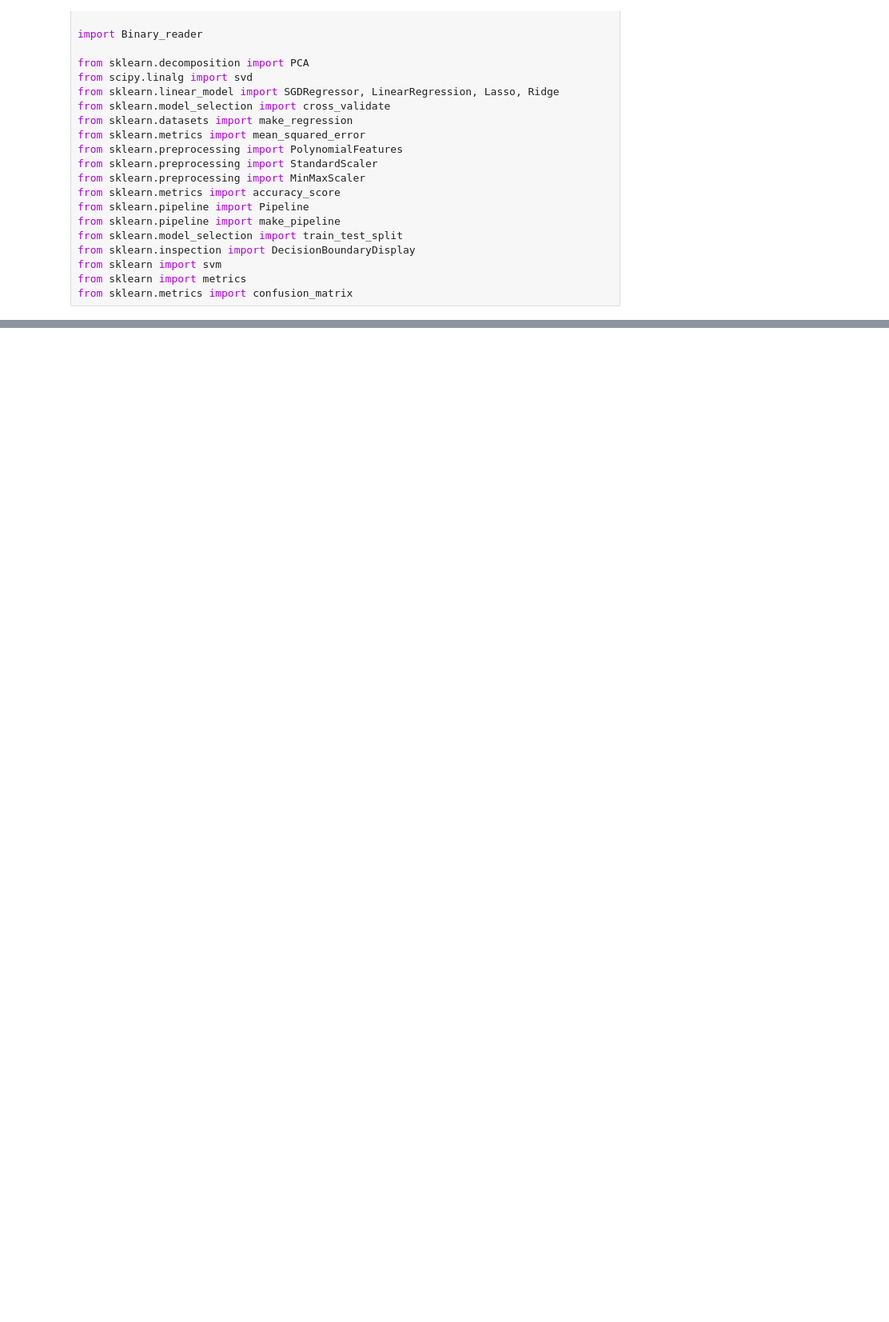
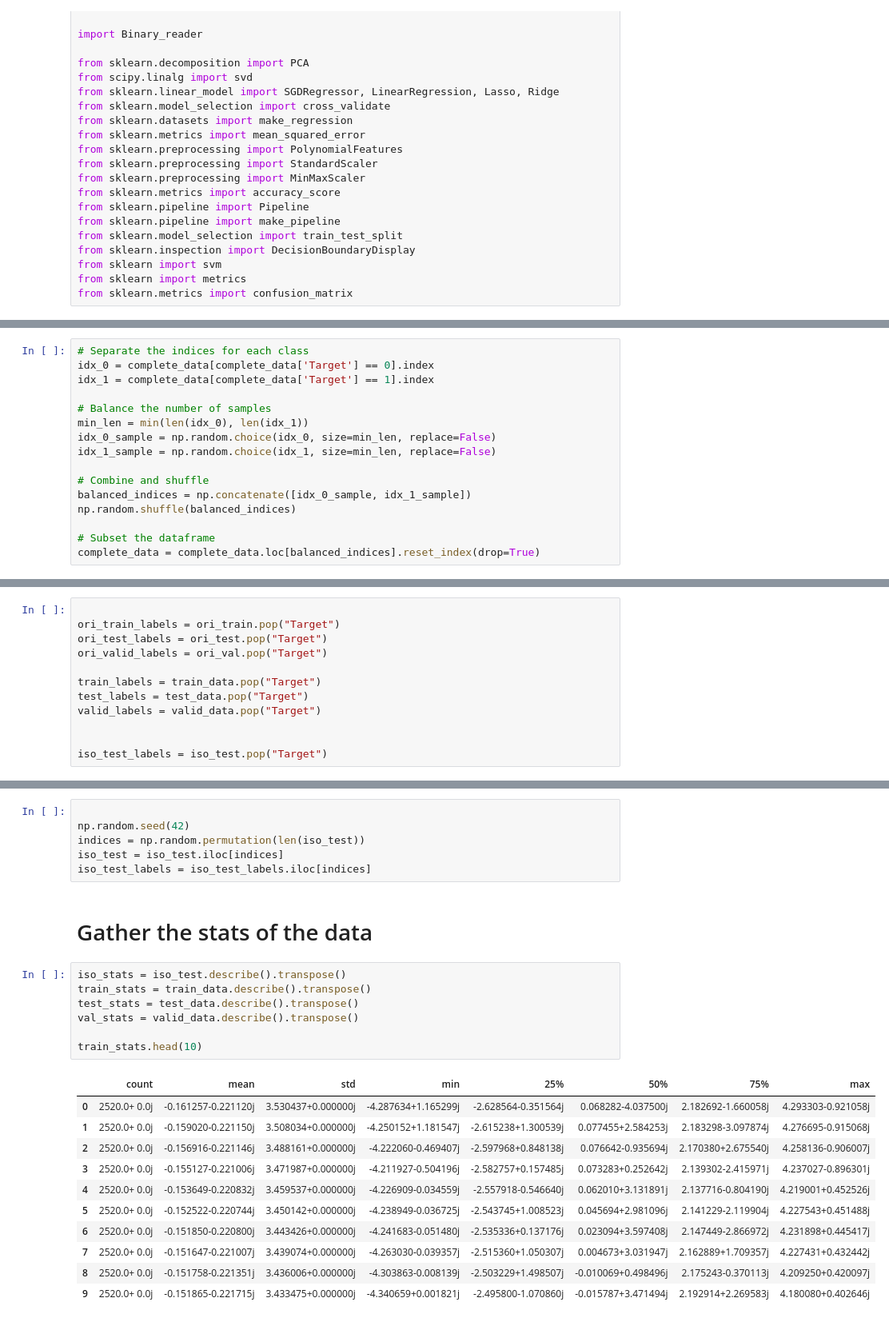
Before and after one commit to Reido19/CommSense---Masters, a Jupyter notebook: Machine_Learning/CommSense_SVM.ipynb, the cells around one changed output, grey strips where cells are left out. Shown at 80% size. Cells and saved outputs as stored; diff of their text form; blank space fills up the shorter version.

```diff
--- a/Machine_Learning/CommSense_SVM.ipynb
+++ b/Machine_Learning/CommSense_SVM.ipynb
@@ -358,0 +57,16 @@ Test Accuracy: 0.9946428571428572
+# %%
+# Separate the indices for each class
+idx_0 = complete_data[complete_data['Target'] == 0].index
+idx_1 = complete_data[complete_data['Target'] == 1].index
+
+# Balance the number of samples
+min_len = min(len(idx_0), len(idx_1))
+idx_0_sample = np.random.choice(idx_0, size=min_len, replace=False)
+idx_1_sample = np.random.choice(idx_1, size=min_len, replace=False)
+
+# Combine and shuffle
+balanced_indices = np.concatenate([idx_0_sample, idx_1_sample])
+np.random.shuffle(balanced_indices)
+
+# Subset the dataframe
+complete_data = complete_data.loc[balanced_indices].reset_index(drop=True)
@@ -358,0 +121,12 @@ Test Accuracy: 0.9946428571428572
+# %%
+
+ori_train_labels = ori_train.pop("Target")
+ori_test_labels = ori_test.pop("Target")
+ori_valid_labels = ori_val.pop("Target")
+
+train_labels = train_data.pop("Target")
+test_labels = test_data.pop("Target")
+valid_labels = valid_data.pop("Target")
+
+
+iso_test_labels = iso_test.pop("Target")
@@ -358,0 +181,27 @@ Test Accuracy: 0.9946428571428572
+# %%
+
+np.random.seed(42)
+indices = np.random.permutation(len(iso_test))
+iso_test = iso_test.iloc[indices]
+iso_test_labels = iso_test_labels.iloc[indices]
+# %% [markdown]
+# Gather the stats of the data
+# %%
+iso_stats = iso_test.describe().transpose()
+train_stats = train_data.describe().transpose()
+test_stats = test_data.describe().transpose()
+val_stats = valid_data.describe().transpose()
+
+train_stats.head(10)
+# %% [output]
+|  | count | mean | std | min | 25% | 50% | 75% | max |
+| 0 | 2520.0+ 0.0j | -0.161257-0.221120j | 3.530437+0.000000j | -4.287634+1.165299j | -2.628564-0.351564j | 0.068282-4.037500j | 2.182692-1.660058j | 4.293303-0.921058j |
+| 1 | 2520.0+ 0.0j | -0.159020-0.221150j | 3.508034+0.000000j | -4.250152+1.181547j | -2.615238+1.300539j | 0.077455+2.584253j | 2.183298-3.097874j | 4.276695-0.915068j |
+| 2 | 2520.0+ 0.0j | -0.156916-0.221146j | 3.488161+0.000000j | -4.222060-0.469407j | -2.597968+0.848138j | 0.076642-0.935694j | 2.170380+2.675540j | 4.258136-0.906007j |
+| 3 | 2520.0+ 0.0j | -0.155127-0.221006j | 3.471987+0.000000j | -4.211927-0.504196j | -2.582757+0.157485j | 0.073283+0.252642j | 2.139302-2.415971j | 4.237027-0.896301j |
+| 4 | 2520.0+ 0.0j | -0.153649-0.220832j | 3.459537+0.000000j | -4.226909-0.034559j | -2.557918-0.546640j | 0.062010+3.131891j | 2.137716-0.804190j | 4.219001+0.452526j |
+| 5 | 2520.0+ 0.0j | -0.152522-0.220744j | 3.450142+0.000000j | -4.238949-0.036725j | -2.543745+1.008523j | 0.045694+2.981096j | 2.141229-2.119904j | 4.227543+0.451488j |
+| 6 | 2520.0+ 0.0j | -0.151850-0.220800j | 3.443426+0.000000j | -4.241683-0.051480j | -2.535336+0.137176j | 0.023094+3.597408j | 2.147449-2.866972j | 4.231898+0.445417j |
+| 7 | 2520.0+ 0.0j | -0.151647-0.221007j | 3.439074+0.000000j | -4.263030-0.039357j | -2.515360+1.050307j | 0.004673+3.031947j | 2.162889+1.709357j | 4.227431+0.432442j |
+| 8 | 2520.0+ 0.0j | -0.151758-0.221351j | 3.436006+0.000000j | -4.303863-0.008139j | -2.503229+1.498507j | -0.010069+0.498496j | 2.175243-0.370113j | 4.209250+0.420097j |
+| 9 | 2520.0+ 0.0j | -0.151865-0.221715j | 3.433475+0.000000j | -4.340659+0.001821j | -2.495800-1.070860j | -0.015787+3.471494j | 2.192914+2.269583j | 4.180080+0.402646j |
```
Also changed, not shown: parts of 34 cells of this notebook, 14 other files.
